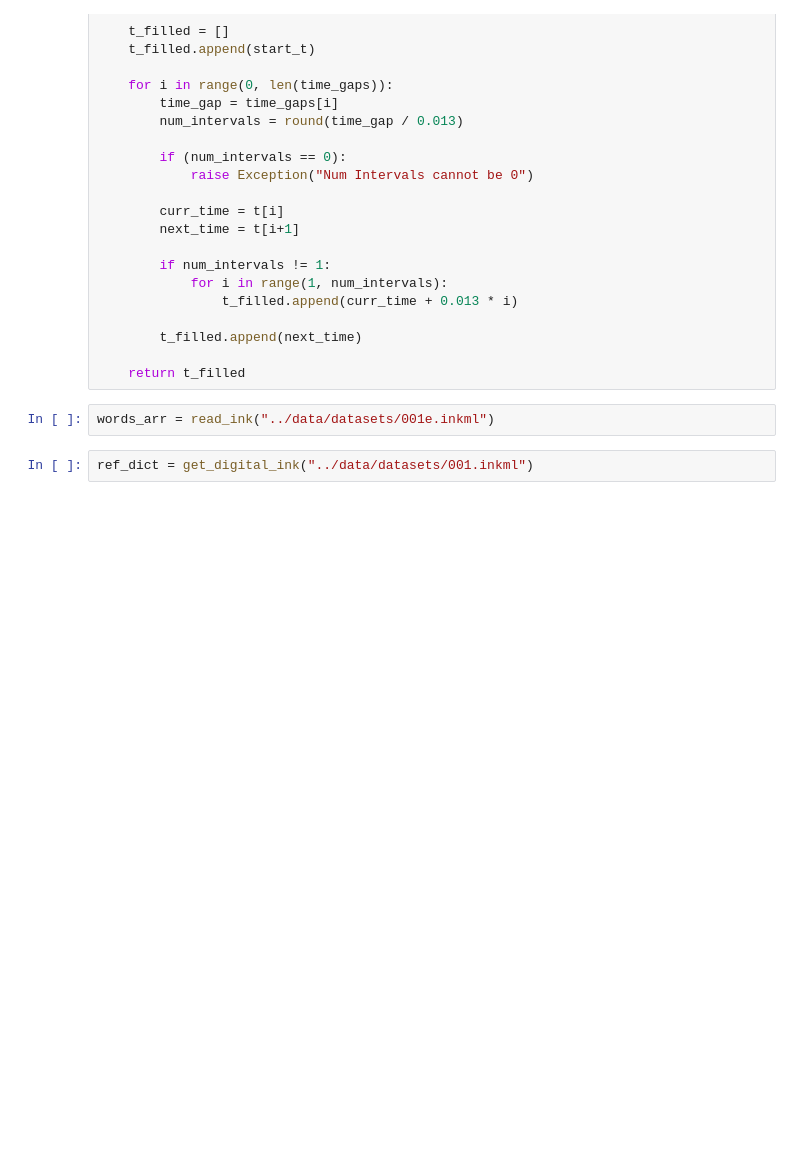
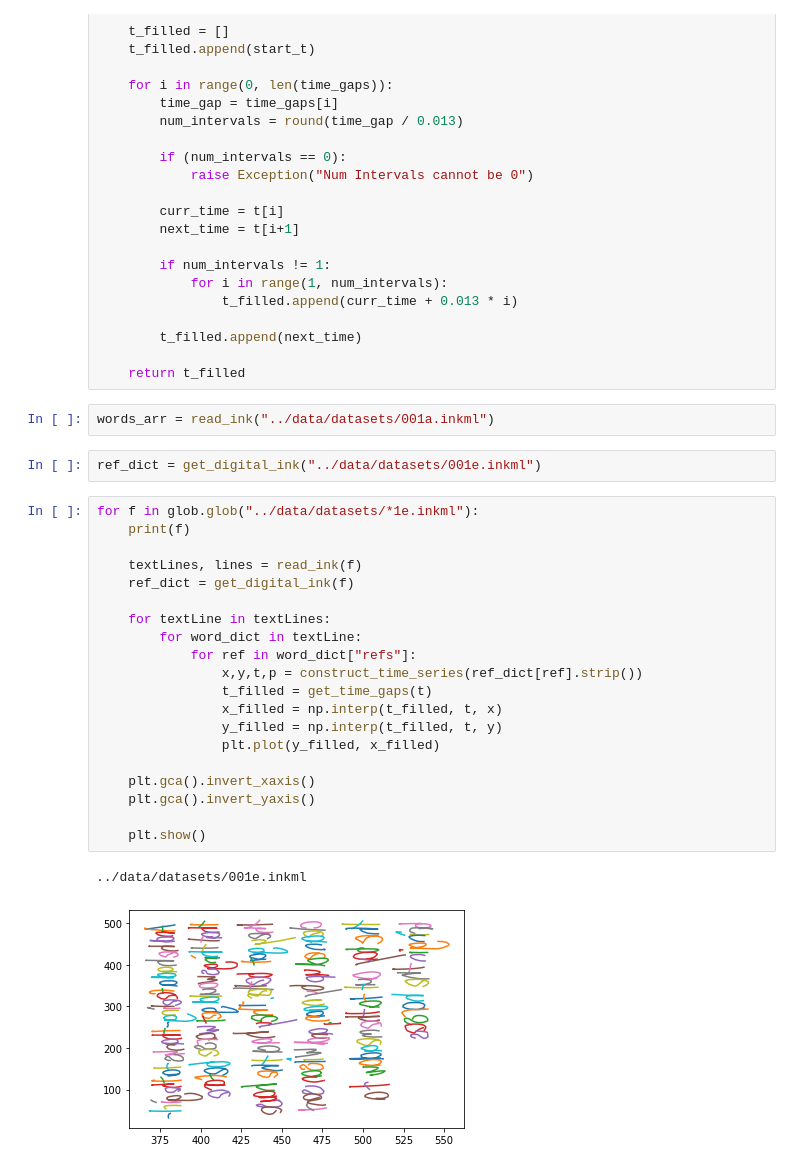
Before and after one commit to CustardTart32/digital-pen-backend, a Jupyter notebook: xml_parser/notebooks/read_xml.ipynb, the cells around one changed output. Drawn from its saved outputs; the diff is of its cells as text; blank space fills up the shorter version.

```diff
--- a/xml_parser/notebooks/read_xml.ipynb
+++ b/xml_parser/notebooks/read_xml.ipynb
@@ -221,6 +218,29 @@ def get_time_gaps(t):
 
     return t_filled
 # %%
-words_arr = read_ink("../data/datasets/001e.inkml")
+words_arr = read_ink("../data/datasets/001a.inkml")
 # %%
-ref_dict = get_digital_ink("../data/datasets/001.inkml")
+ref_dict = get_digital_ink("../data/datasets/001e.inkml")
+# %%
+for f in glob.glob("../data/datasets/*1e.inkml"):
+    print(f)
+
+    textLines, lines = read_ink(f)
+    ref_dict = get_digital_ink(f)
+
+    for textLine in textLines:
+        for word_dict in textLine:
+            for ref in word_dict["refs"]:
+                x,y,t,p = construct_time_series(ref_dict[ref].strip())
+                t_filled = get_time_gaps(t)
+                x_filled = np.interp(t_filled, t, x)
+                y_filled = np.interp(t_filled, t, y)
+                plt.plot(y_filled, x_filled)
+
+    plt.gca().invert_xaxis()
+    plt.gca().invert_yaxis()
+
+    plt.show()
+# %% [output]
+../data/datasets/001e.inkml
+[figure, added]
```
Also changed, not shown: parts of 5 cells of this notebook, 4 other files.
